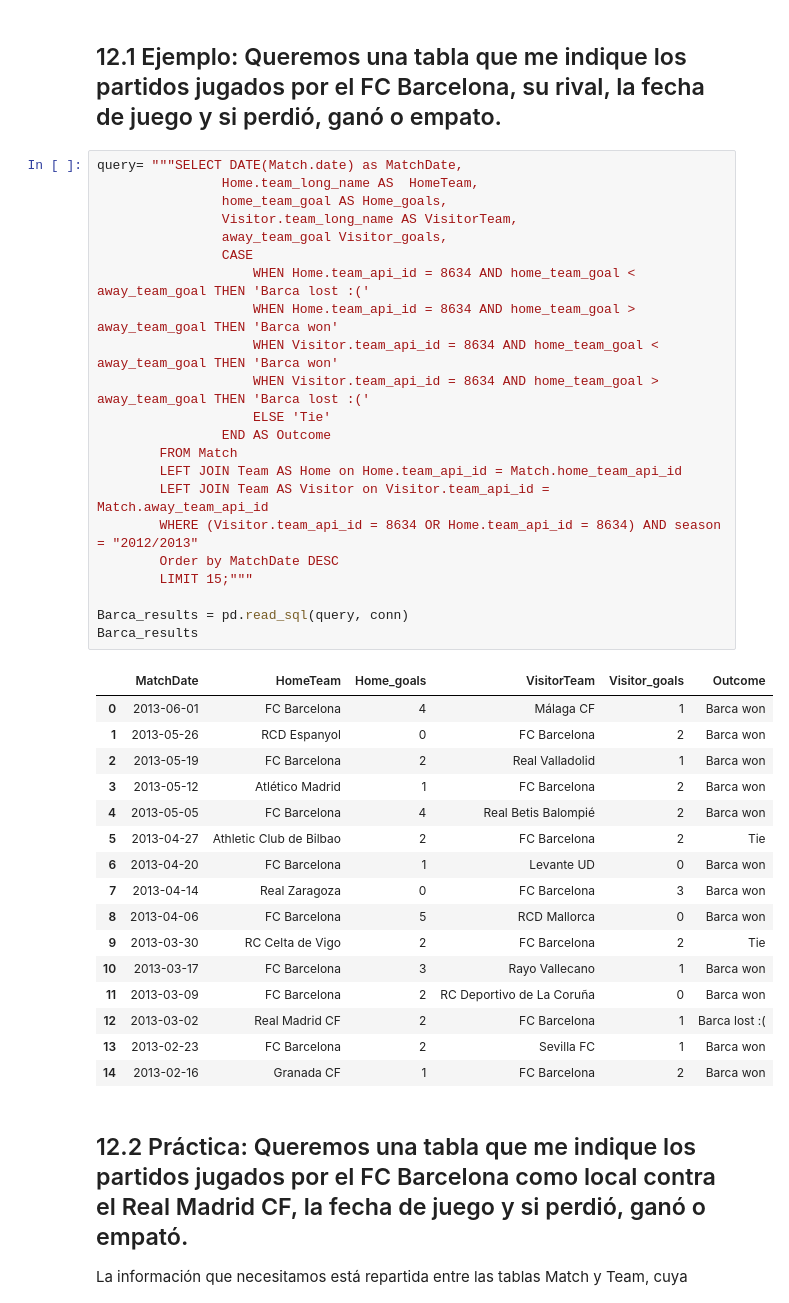
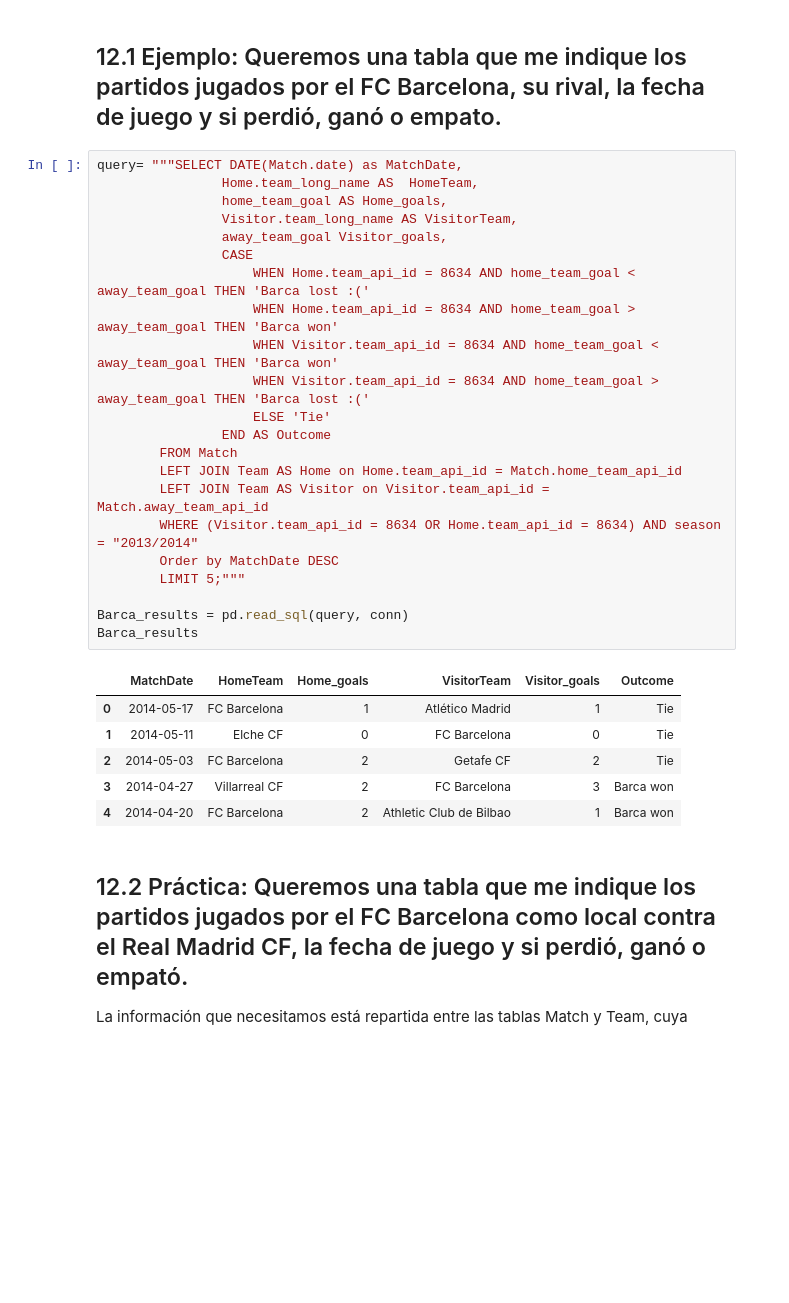
Before and after one commit to ccalderon1998/Camilo_Calderon_talento_tech, a Jupyter notebook: Copia_de_Data_Analysis_SQL.ipynb, the cells around one changed output. Saved outputs shown, nothing was run; the diff lists cells and outputs as text; blank space fills up the shorter version.

```diff
--- a/Copia_de_Data_Analysis_SQL.ipynb
+++ b/Copia_de_Data_Analysis_SQL.ipynb
@@ -1648,42 +1708,32 @@ Las sintaxis de `CASE` pueden ser de la siguiente manera:
 # %%
 query= """SELECT DATE(Match.date) as MatchDate,
                 Home.team_long_name AS  HomeTeam,
                 home_team_goal AS Home_goals,
                 Visitor.team_long_name AS VisitorTeam,
                 away_team_goal Visitor_goals,
                 CASE
                     WHEN Home.team_api_id = 8634 AND home_team_goal < away_team_goal THEN 'Barca lost :('
                     WHEN Home.team_api_id = 8634 AND home_team_goal > away_team_goal THEN 'Barca won'
                     WHEN Visitor.team_api_id = 8634 AND home_team_goal < away_team_goal THEN 'Barca won'
                     WHEN Visitor.team_api_id = 8634 AND home_team_goal > away_team_goal THEN 'Barca lost :('
                     ELSE 'Tie'
                 END AS Outcome
         FROM Match
         LEFT JOIN Team AS Home on Home.team_api_id = Match.home_team_api_id
         LEFT JOIN Team AS Visitor on Visitor.team_api_id = Match.away_team_api_id
-        WHERE (Visitor.team_api_id = 8634 OR Home.team_api_id = 8634) AND season = "2012/2013"
+        WHERE (Visitor.team_api_id = 8634 OR Home.team_api_id = 8634) AND season = "2013/2014"
         Order by MatchDate DESC
-        LIMIT 15;"""
+        LIMIT 5;"""
 
 Barca_results = pd.read_sql(query, conn)
 Barca_results
 # %% [output]
 |  | MatchDate | HomeTeam | Home_goals | VisitorTeam | Visitor_goals | Outcome |
-| 0 | 2013-06-01 | FC Barcelona | 4 | Málaga CF | 1 | Barca won |
-| 1 | 2013-05-26 | RCD Espanyol | 0 | FC Barcelona | 2 | Barca won |
-| 2 | 2013-05-19 | FC Barcelona | 2 | Real Valladolid | 1 | Barca won |
-| 3 | 2013-05-12 | Atlético Madrid | 1 | FC Barcelona | 2 | Barca won |
-| 4 | 2013-05-05 | FC Barcelona | 4 | Real Betis Balompié | 2 | Barca won |
-| 5 | 2013-04-27 | Athletic Club de Bilbao | 2 | FC Barcelona | 2 | Tie |
-| 6 | 2013-04-20 | FC Barcelona | 1 | Levante UD | 0 | Barca won |
-| 7 | 2013-04-14 | Real Zaragoza | 0 | FC Barcelona | 3 | Barca won |
-| 8 | 2013-04-06 | FC Barcelona | 5 | RCD Mallorca | 0 | Barca won |
-| 9 | 2013-03-30 | RC Celta de Vigo | 2 | FC Barcelona | 2 | Tie |
-| 10 | 2013-03-17 | FC Barcelona | 3 | Rayo Vallecano | 1 | Barca won |
-| 11 | 2013-03-09 | FC Barcelona | 2 | RC Deportivo de La Coruña | 0 | Barca won |
-| 12 | 2013-03-02 | Real Madrid CF | 2 | FC Barcelona | 1 | Barca lost :( |
-| 13 | 2013-02-23 | FC Barcelona | 2 | Sevilla FC | 1 | Barca won |
-| 14 | 2013-02-16 | Granada CF | 1 | FC Barcelona | 2 | Barca won |
+| 0 | 2014-05-17 | FC Barcelona | 1 | Atlético Madrid | 1 | Tie |
+| 1 | 2014-05-11 | Elche CF | 0 | FC Barcelona | 0 | Tie |
+| 2 | 2014-05-03 | FC Barcelona | 2 | Getafe CF | 2 | Tie |
+| 3 | 2014-04-27 | Villarreal CF | 2 | FC Barcelona | 3 | Barca won |
+| 4 | 2014-04-20 | FC Barcelona | 2 | Athletic Club de Bilbao | 1 | Barca won |
 # %% [markdown]
 ## 12.2 Práctica: Queremos una tabla que me indique los partidos jugados por el FC Barcelona como local contra el Real Madrid CF, la fecha de juego y si perdió, ganó o empató.
 
```
Also changed, not shown: parts of 14 cells of this notebook.
